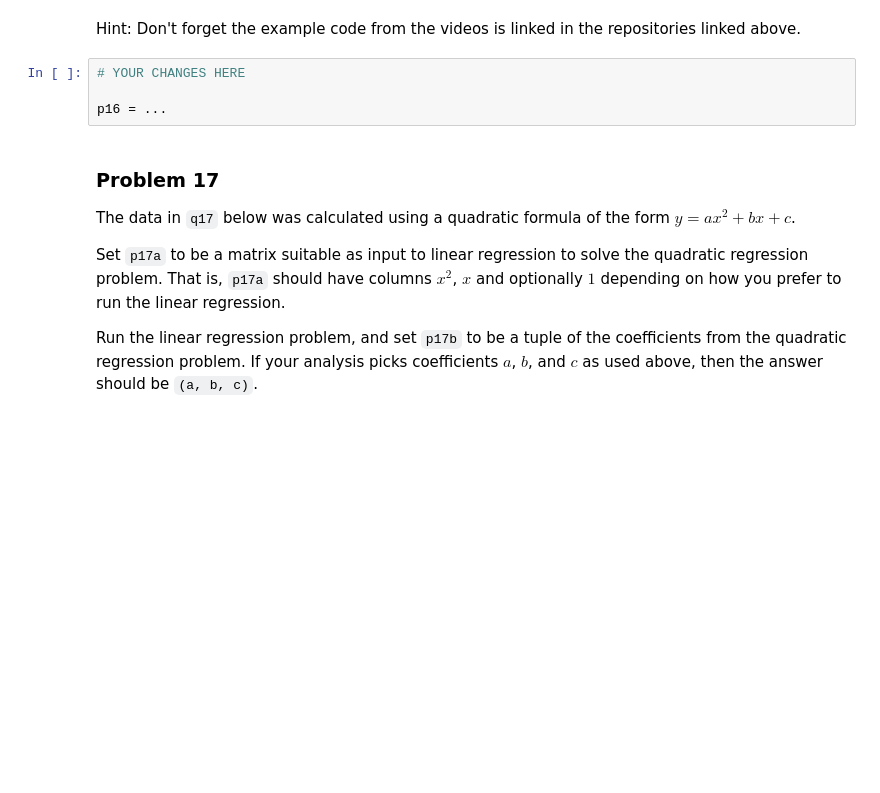
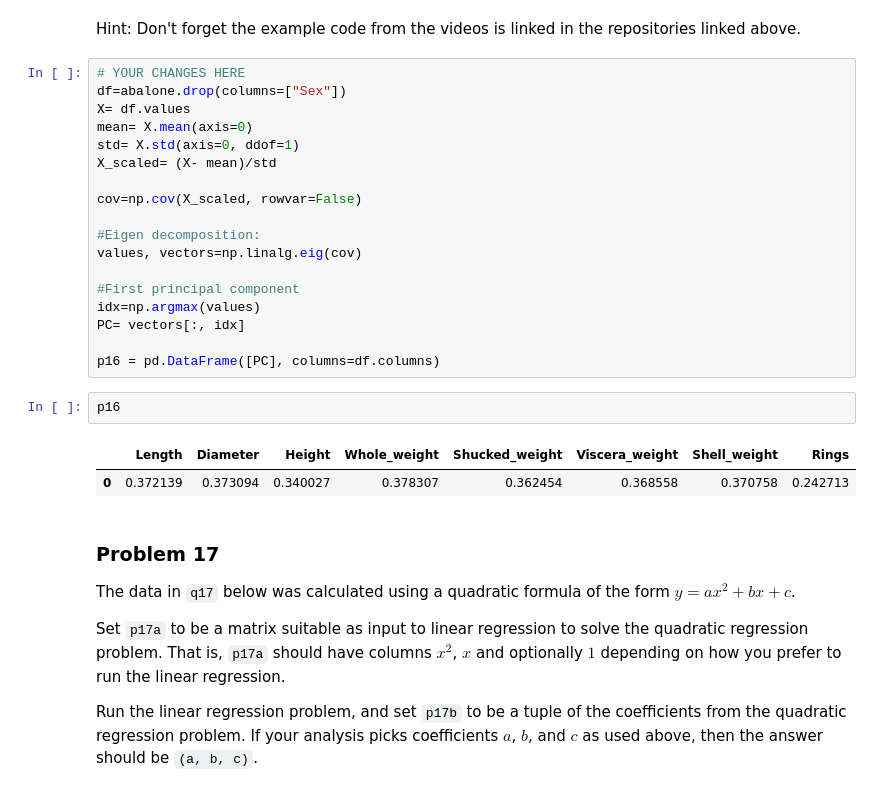
Before and after one commit to Jbaner/dx601-homework-08, a Jupyter notebook: homework.ipynb, the cells around one changed output. Saved outputs shown, nothing was run; the diff lists cells and outputs as text; blank space fills up the shorter version.

```diff
--- a/homework.ipynb
+++ b/homework.ipynb
@@ -369,10 +369,29 @@ Set `p16` to the first principal component of the abalone data set.
 Give it in the form of a one row data frame like in the Palmer Penguins example.
 # %% [markdown]
 Hint: Don't forget the example code from the videos is linked in the repositories linked above.
-# %%
-# YOUR CHANGES HERE
-
-p16 = ...
+# %%
+# YOUR CHANGES HERE
+df=abalone.drop(columns=["Sex"])
+X= df.values
+mean= X.mean(axis=0)
+std= X.std(axis=0, ddof=1)
+X_scaled= (X- mean)/std
+
+cov=np.cov(X_scaled, rowvar=False)
+
+#Eigen decomposition:
+values, vectors=np.linalg.eig(cov)
+
+#First principal component
+idx=np.argmax(values)
+PC= vectors[:, idx]
+
+p16 = pd.DataFrame([PC], columns=df.columns)
+# %%
+p16
+# %% [output]
+|  | Length | Diameter | Height | Whole_weight | Shucked_weight | Viscera_weight | Shell_weight | Rings |
+| 0 | 0.372139 | 0.373094 | 0.340027 | 0.378307 | 0.362454 | 0.368558 | 0.370758 | 0.242713 |
 # %% [markdown]
 ### Problem 17
 
```
